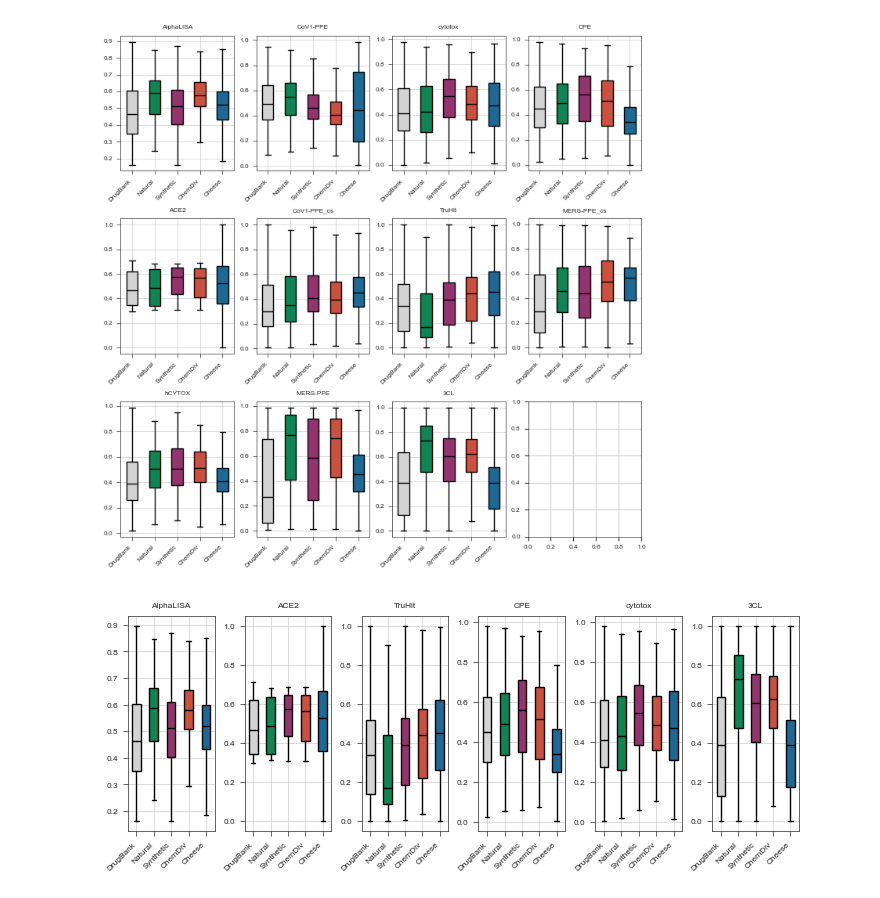
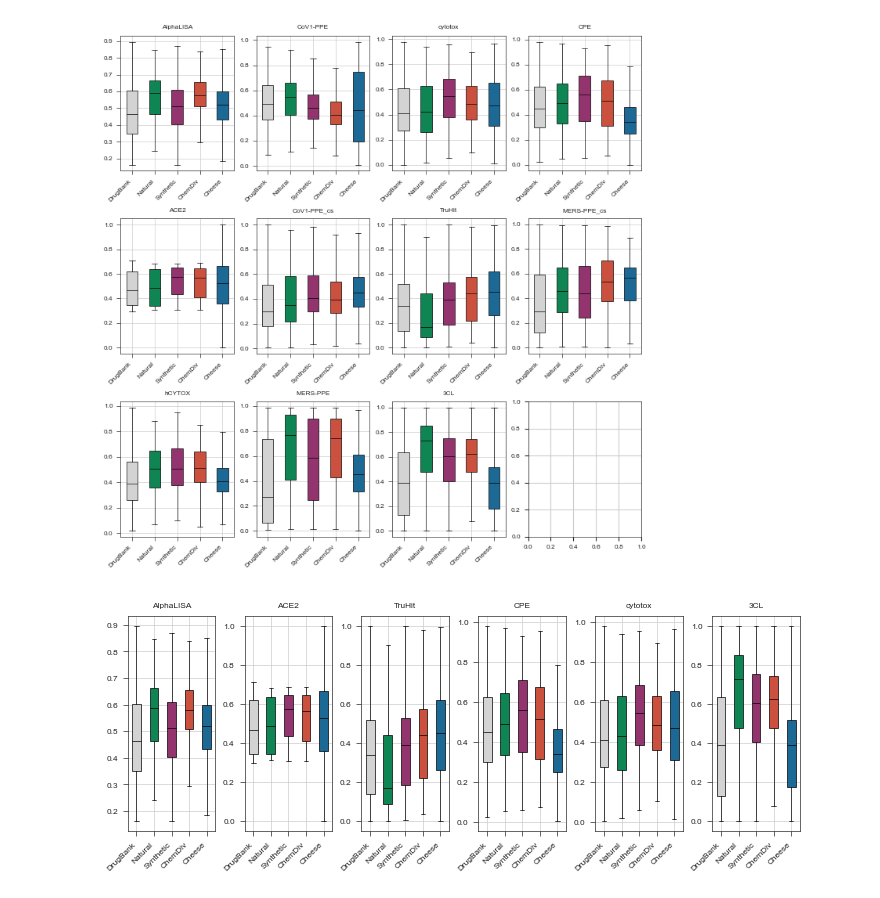
Before and after one commit to ersilia-os/sars-cov-2-chemspace, a Jupyter notebook: notebooks/06_Figure3.ipynb, the cells around one changed output. Cells and saved outputs as stored; diff of their text form; code cells hidden in the pictures.

```diff
--- a/notebooks/06_Figure3.ipynb
+++ b/notebooks/06_Figure3.ipynb
@@ -41,7 +41,9 @@ def boxplot_sars(ax, column):
     e = list(ch[~ch[column].isnull()][column])
     # Define colors for the boxes
     colors = [gray, npc, spc, red, blue]
-    medianprops = dict(color="black")
+    medianprops = dict(color="black", linewidth=0.5)
+    whiskerprops = dict(linewidth=0.5)
+    capprops = dict(linewidth=0.5)
     # Create the boxplot
     bp = ax.boxplot(
         [a, b, c, d, e], patch_artist=True, medianprops=medianprops, showfliers=False
@@ -49,6 +51,12 @@ def boxplot_sars(ax, column):
 
     for patch, color in zip(bp["boxes"], colors):
         patch.set_facecolor(color)
+        patch.set_linewidth(0.5)
+    for whisker in bp['whiskers']:
+        whisker.set_linewidth(0.5)
+
+    for cap in bp['caps']:
+        cap.set_linewidth(0.5)
 
     # Optionally set x-axis labels
     ax.set_xticklabels(
@@ -66,18 +74,21 @@ for c in db.columns[2:]:
     ax.set_ylabel("")
 plt.tight_layout()
 # %% [output]
-[figure, old version]
+[figure, new version]
 # %%
 selcols = ["AlphaLISA", "ACE2", "TruHit", "CPE", "cytotox", "3CL"]
 fig, axs = st.create_figure(
     1, 6, width=TWO_COLUMNS_WIDTH, height=TWO_COLUMNS_WIDTH / 2.5
 )
 for c in selcols:
     ax = axs.next()
     boxplot_sars(ax, c)
     ax.set_title(c)
     ax.set_xlabel("")
     ax.set_ylabel("")
 plt.tight_layout()
+
+st.save_figure("../figures/f3.png")
+st.save_figure("../figures/f3.pdf")
 # %% [output]
-[figure, old version]
+[figure, new version]
```
Also changed, not shown: 12 other files.
